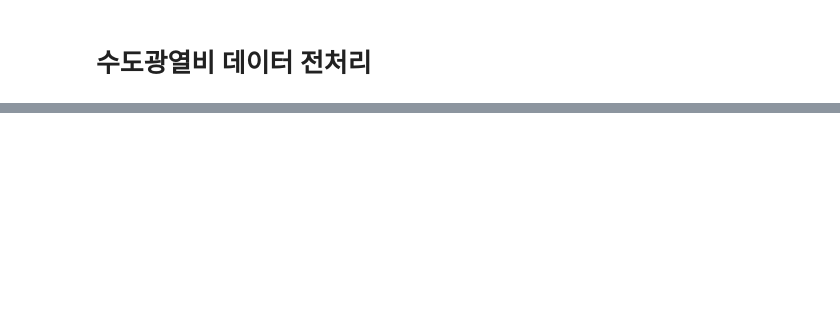
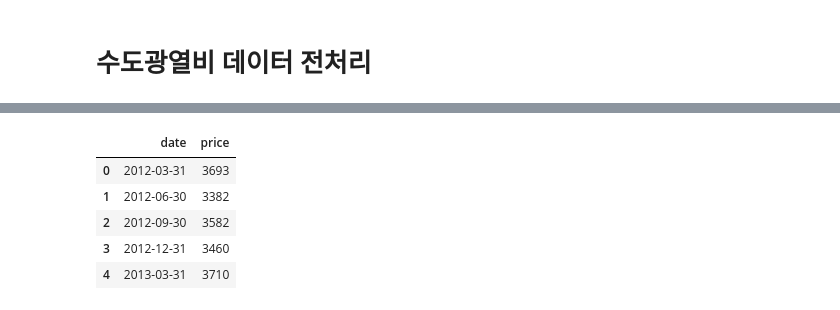
Before and after one commit to fin-special/chicken_price_prediction, a Jupyter notebook: 데이터전처리/hyebin.ipynb, the cells around one changed output, grey strips where cells are left out. Drawn from its saved outputs; the diff is of its cells as text; code cells hidden in the pictures; blank space fills up the shorter version.

```diff
--- a/데이터전처리/hyebin.ipynb
+++ b/데이터전처리/hyebin.ipynb
@@ -758,0 +793,10 @@ electronic_fee.head()
+# %%
+quarterly_chicken_price = quarterly_chicken_price.reset_index()
+quarterly_chicken_price.head()
+# %% [output]
+|  | date | price |
+| 0 | 2012-03-31 | 3693 |
+| 1 | 2012-06-30 | 3382 |
+| 2 | 2012-09-30 | 3582 |
+| 3 | 2012-12-31 | 3460 |
+| 4 | 2013-03-31 | 3710 |
```
Also changed, not shown: parts of 9 cells of this notebook.
